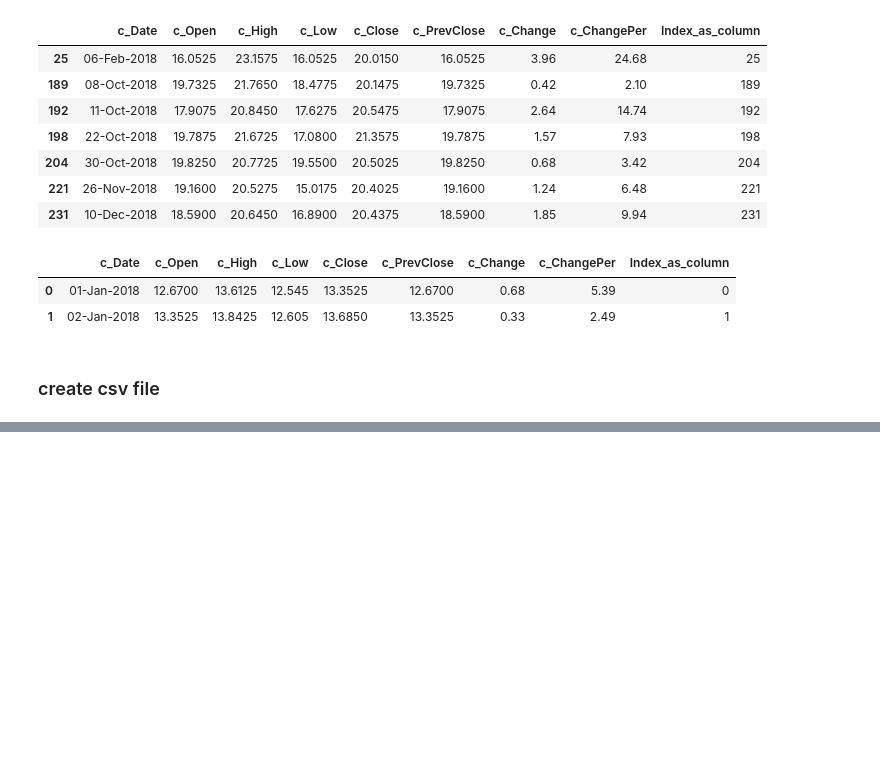
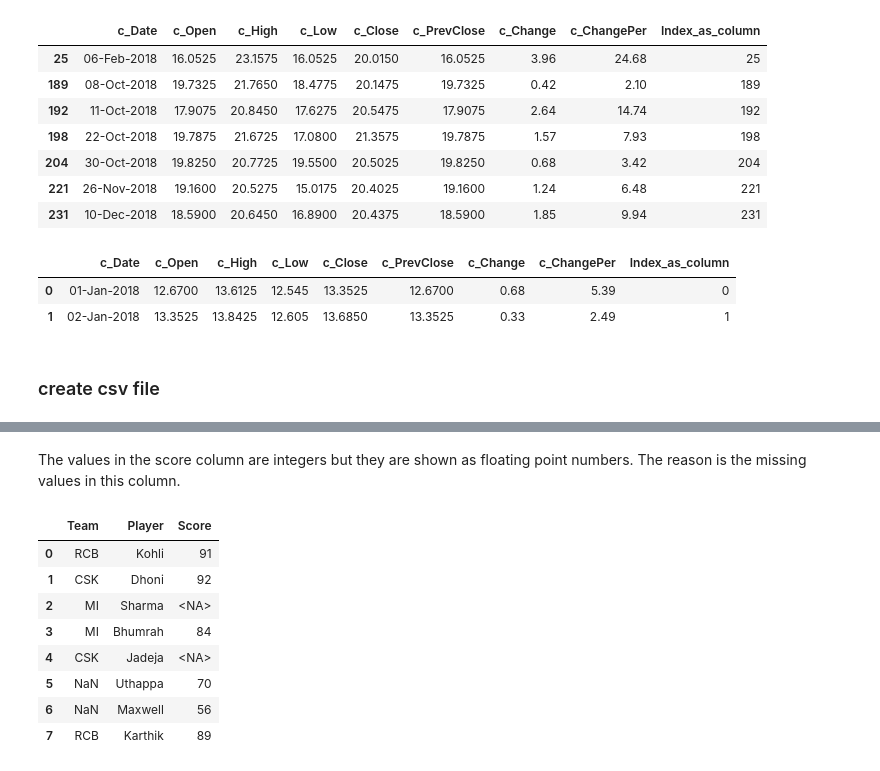
Before and after one commit to 1dhavalpatel/PythonForDS, a Jupyter notebook: CheatSheet-List_Arrary_DF.ipynb, the cells around one changed output, grey strips where cells are left out. Saved outputs shown, nothing was run; the diff lists cells and outputs as text; code cells hidden in the pictures; blank space fills up the shorter version.

```diff
--- a/CheatSheet-List_Arrary_DF.ipynb
+++ b/CheatSheet-List_Arrary_DF.ipynb
@@ -720,0 +794,15 @@ vixData.to_csv('updated_file.csv')
+# %% [markdown]
+The values in the score column are integers but they are shown as floating point numbers. The reason is the missing values in this column.
+# %%
+df["Score"] = df["Score"].astype(pd.Int64Dtype())
+df
+# %% [output]
+|  | Team | Player | Score |
+| 0 | RCB | Kohli | 91 |
+| 1 | CSK | Dhoni | 92 |
+| 2 | MI | Sharma | <NA> |
+| 3 | MI | Bhumrah | 84 |
+| 4 | CSK | Jadeja | <NA> |
+| 5 | NaN | Uthappa | 70 |
+| 6 | NaN | Maxwell | 56 |
+| 7 | RCB | Karthik | 89 |
```
Also changed, not shown: parts of 11 cells of this notebook.
